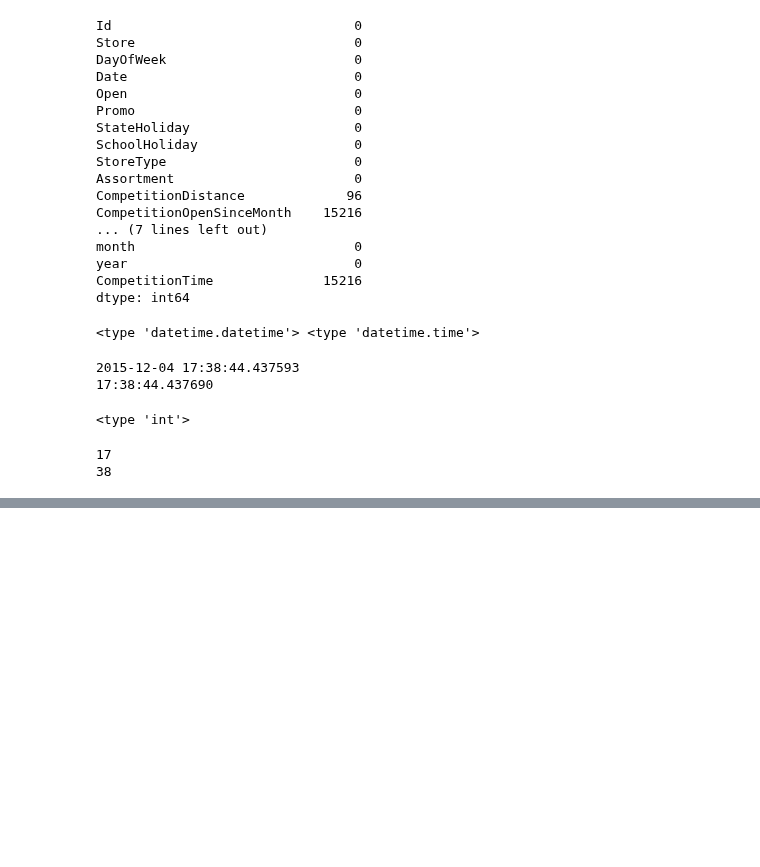
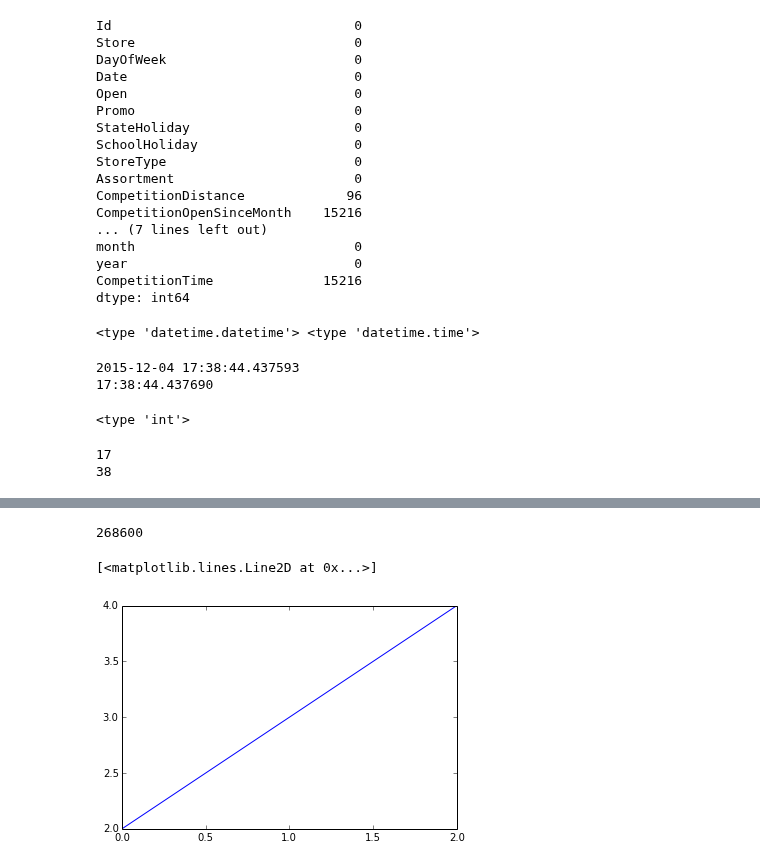
Before and after one commit to wuyifat/kaggle_Rossmann, a Jupyter notebook: explore.ipynb, the cells around one changed output, grey strips where cells are left out. Cells and saved outputs as stored; diff of their text form; code cells hidden in the pictures; blank space fills up the shorter version.

```diff
--- a/explore.ipynb
+++ b/explore.ipynb
@@ -618,0 +651,10 @@ print
+# %%
+trainm['CompetitionTime'].isnull().sum()
+# %% [output]
+268600
+# %%
+x = [2,3,4]
+plt.plot(x)
+# %% [output]
+[<matplotlib.lines.Line2D at 0x...>]
+[figure, added]
```
Also changed, not shown: parts of 9 cells of this notebook, 11 other files.
